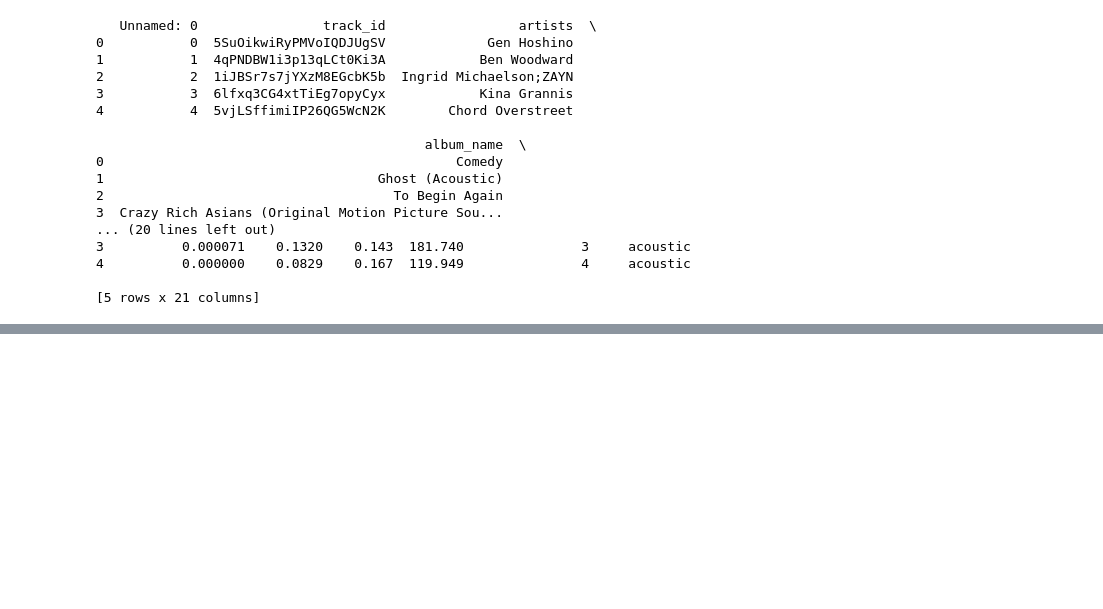
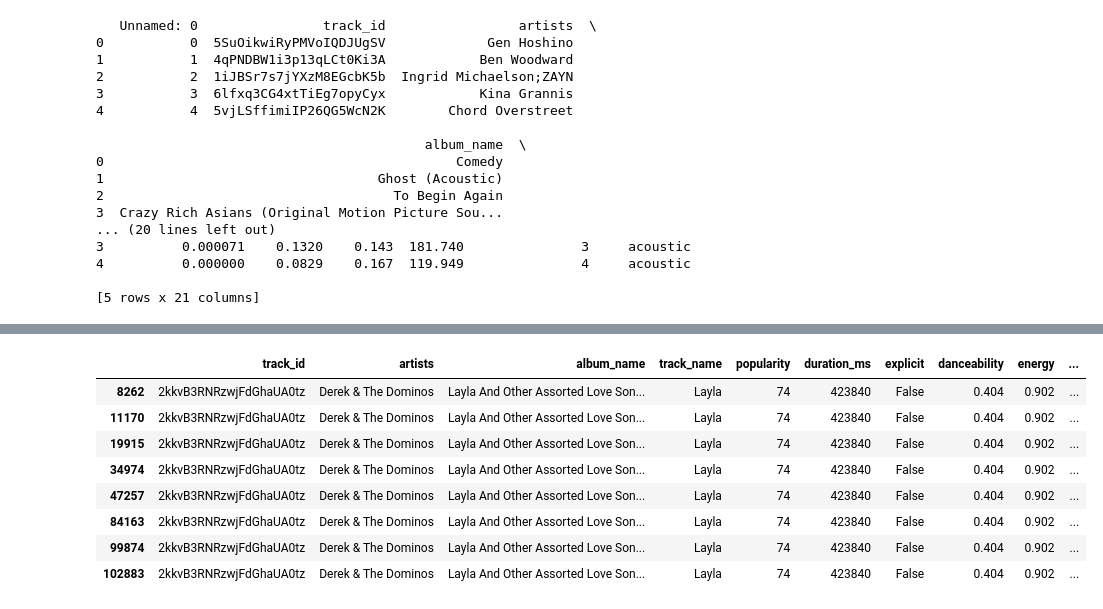
Before and after one commit to Michelburgos/Workshop_2, a Jupyter notebook: notebooks/003_EDA_Spotify.ipynb, the cells around one changed output, grey strips where cells are left out. Drawn from its saved outputs; the diff is of its cells as text; code cells hidden in the pictures; blank space fills up the shorter version.

```diff
--- a/notebooks/003_EDA_Spotify.ipynb
+++ b/notebooks/003_EDA_Spotify.ipynb
@@ -97,0 +157,13 @@ Name: count, Length: 114, dtype: int64
+# %%
+# Ejemplo con uno de los duplicados
+df[df['track_id'] == '2kkvB3RNRzwjFdGhaUA0tz']
+# %% [output]
+|  | track_id | artists | album_name | track_name | popularity | duration_ms | explicit | danceability | energy | ... |
+| 8262 | 2kkvB3RNRzwjFdGhaUA0tz | Derek & The Dominos | Layla And Other Assorted Love Son... | Layla | 74 | 423840 | False | 0.404 | 0.902 | ... |
+| 11170 | 2kkvB3RNRzwjFdGhaUA0tz | Derek & The Dominos | Layla And Other Assorted Love Son... | Layla | 74 | 423840 | False | 0.404 | 0.902 | ... |
+| 19915 | 2kkvB3RNRzwjFdGhaUA0tz | Derek & The Dominos | Layla And Other Assorted Love Son... | Layla | 74 | 423840 | False | 0.404 | 0.902 | ... |
+| 34974 | 2kkvB3RNRzwjFdGhaUA0tz | Derek & The Dominos | Layla And Other Assorted Love Son... | Layla | 74 | 423840 | False | 0.404 | 0.902 | ... |
+| 47257 | 2kkvB3RNRzwjFdGhaUA0tz | Derek & The Dominos | Layla And Other Assorted Love Son... | Layla | 74 | 423840 | False | 0.404 | 0.902 | ... |
+| 84163 | 2kkvB3RNRzwjFdGhaUA0tz | Derek & The Dominos | Layla And Other Assorted Love Son... | Layla | 74 | 423840 | False | 0.404 | 0.902 | ... |
+| 99874 | 2kkvB3RNRzwjFdGhaUA0tz | Derek & The Dominos | Layla And Other Assorted Love Son... | Layla | 74 | 423840 | False | 0.404 | 0.902 | ... |
+| 102883 | 2kkvB3RNRzwjFdGhaUA0tz | Derek & The Dominos | Layla And Other Assorted Love Son... | Layla | 74 | 423840 | False | 0.404 | 0.902 | ... |
```
Also changed, not shown: parts of 37 cells of this notebook.
